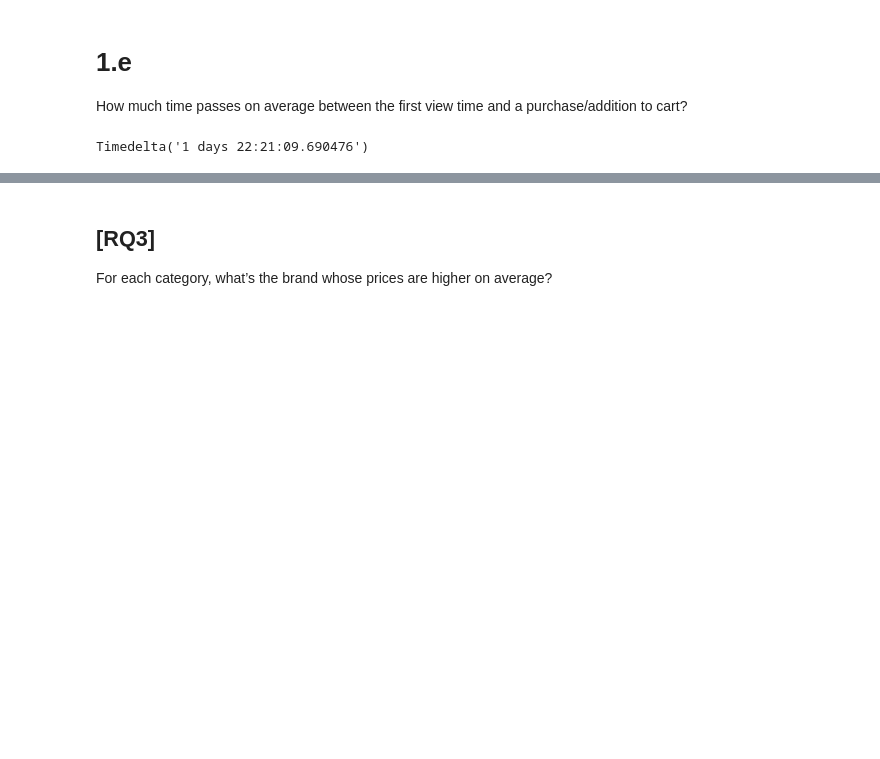
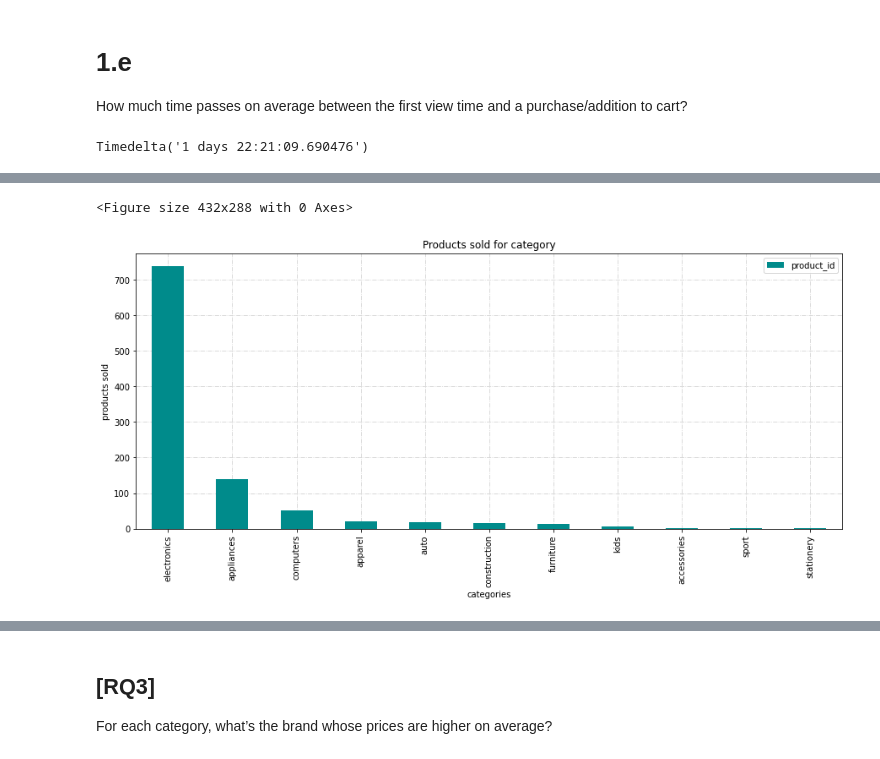
Before and after one commit to mikcnt/adm-homework-2, a Jupyter notebook: exercises.ipynb, the cells around one changed output, grey strips where cells are left out. Drawn from its saved outputs; the diff is of its cells as text; code cells hidden in the pictures; blank space fills up the shorter version.

Commit message:
exercise 2 completed, updated functions and gitignore

```diff
--- a/exercises.ipynb
+++ b/exercises.ipynb
@@ -89,0 +95,5 @@ Timedelta('1 days 22:21:09.690476')
+# %%
+functions.products_for_category(sample)
+# %% [output]
+<Figure size 432x288 with 0 Axes>
+[figure, added]
```
Also changed, not shown: parts of 17 cells of this notebook, 2 other files.
